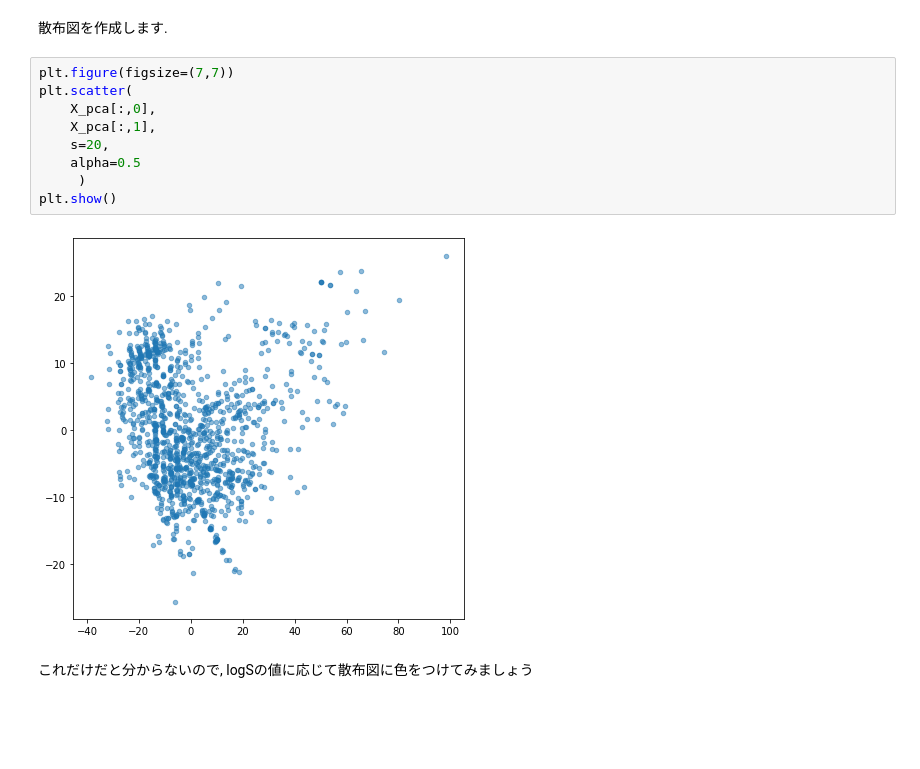
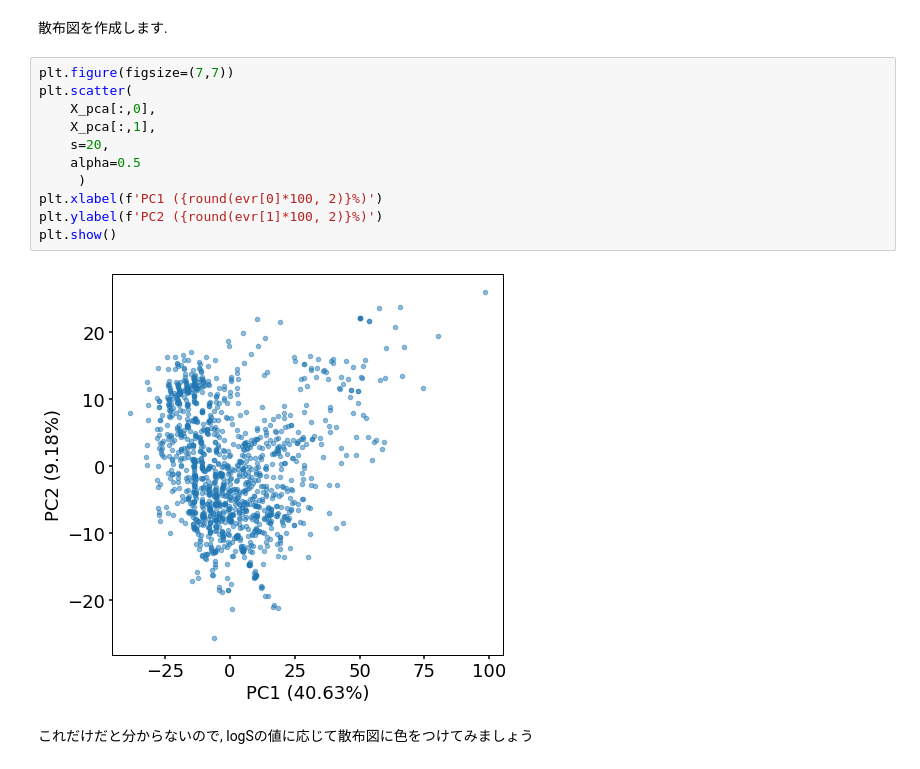
Before and after one commit to TeddyGlass/tutorials, a Jupyter notebook: notebook/chapter4.ipynb, the cells around one changed output. Cells and saved outputs as stored; diff of their text form; blank space fills up the shorter version.

```diff
--- a/notebook/chapter4.ipynb
+++ b/notebook/chapter4.ipynb
@@ -96,14 +117,16 @@ X_pca = pca.fit_transform(X_std)
 # %%
 plt.figure(figsize=(7,7))
 plt.scatter(
     X_pca[:,0],
     X_pca[:,1],
     s=20,
     alpha=0.5
      )
+plt.xlabel(f'PC1 ({round(evr[0]*100, 2)}%)')
+plt.ylabel(f'PC2 ({round(evr[1]*100, 2)}%)')
 plt.show()
 # %% [output]
-[figure, old version]
+[figure, new version]
 # %% [markdown]
 これだけだと分からないので, logSの値に応じて散布図に色をつけてみましょう
 # %%
```
Also changed, not shown: parts of 14 cells of this notebook.
